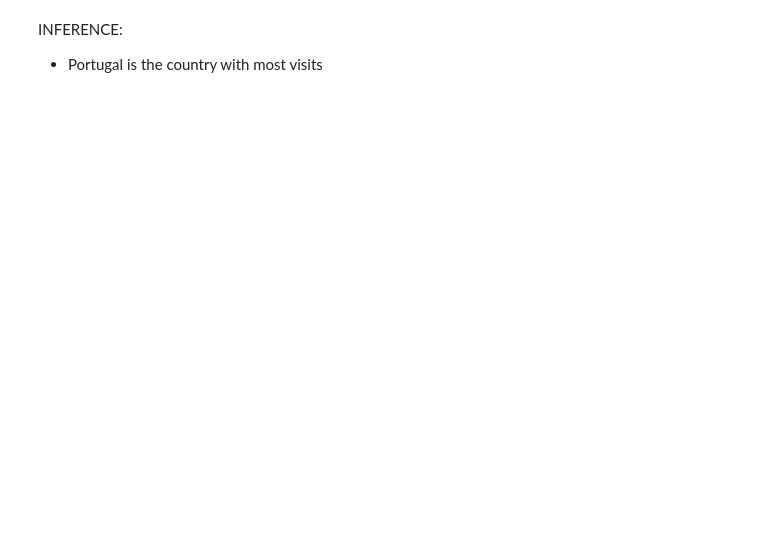
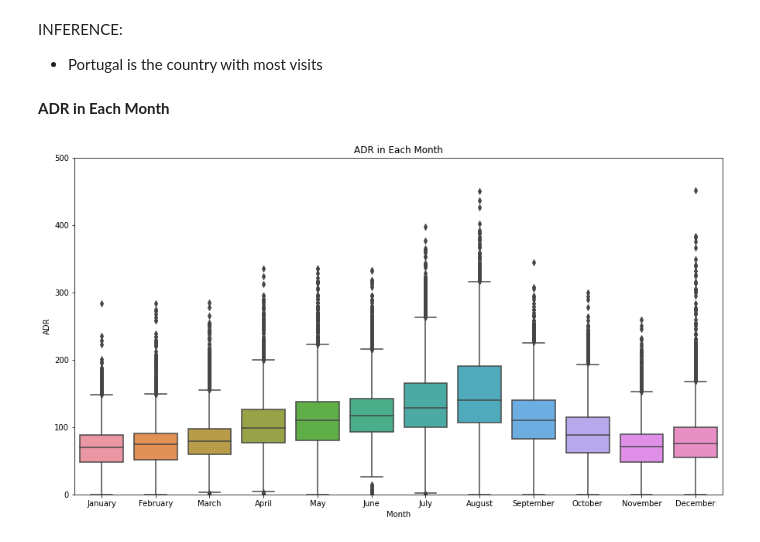
Before and after one commit to rimshaharmaen/EDA-Hotel-Booking-Analysis, a Jupyter notebook: Rimsha_Harmaen_Hotel_Booking.ipynb, the cells around one changed output. Cells and saved outputs as stored; diff of their text form; code cells hidden in the pictures; blank space fills up the shorter version.

Commit message:
ADR in Each month

```diff
--- a/Rimsha_Harmaen_Hotel_Booking.ipynb
+++ b/Rimsha_Harmaen_Hotel_Booking.ipynb
@@ -387,3 +393,17 @@ plt.show()
 INFERENCE:
 
 *   Portugal is the country with most visits
+# %% [markdown]
+**ADR in Each Month**
+# %%
+month_list = ['January', 'February','March','April','May','June','July','August','September','October','November','December']
+df['arrival_date_month'] = pd.Categorical(df['arrival_date_month'],categories=month_list,ordered=True)
+plt.figure(figsize = (15,8))
+sns.boxplot(x = df['arrival_date_month'],y = df['adr'])
+plt.ylim(0,500)
+plt.title("ADR in Each Month")
+plt.ylabel("ADR")
+plt.xlabel("Month")
+plt.show()
+# %% [output]
+[figure, added]
```
Also changed, not shown: parts of 16 cells of this notebook.
